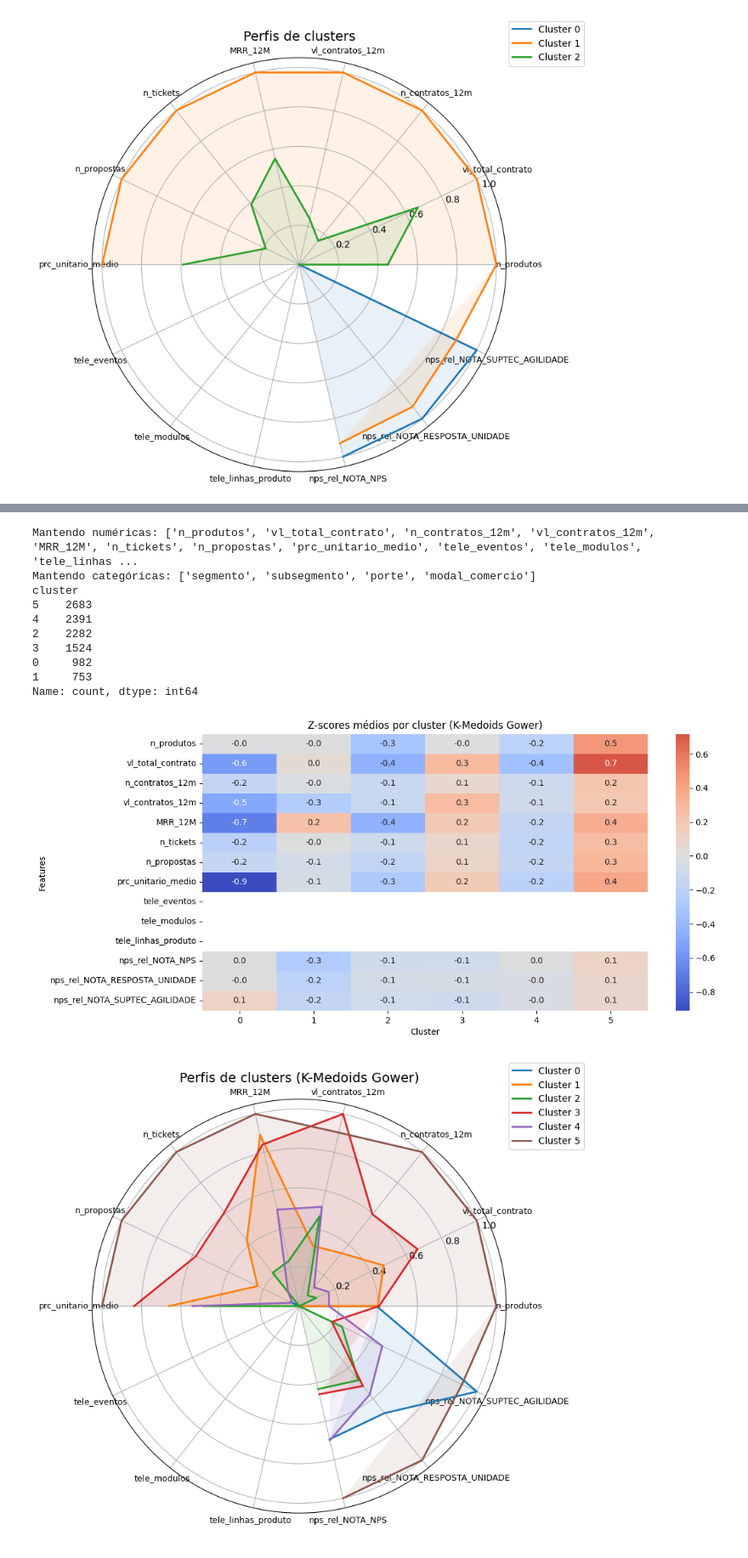
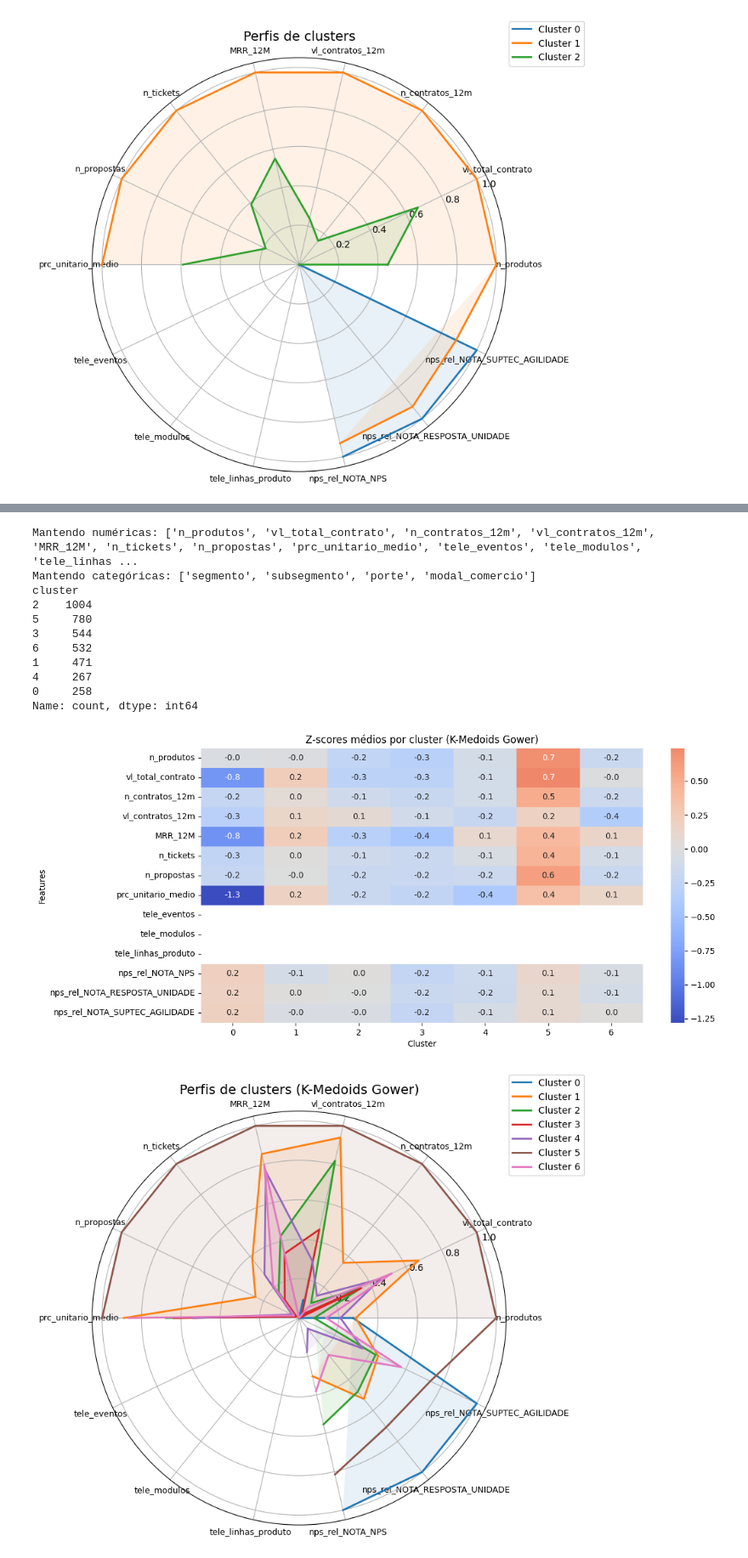
Before and after one commit to fiap-datascience/arcana, a Jupyter notebook: notebooks/clusterizacao.ipynb, the cells around one changed output, grey strips where cells are left out. Shown at 85% size. Cells and saved outputs as stored; diff of their text form; code cells hidden in the pictures.

```diff
--- a/notebooks/clusterizacao.ipynb
+++ b/notebooks/clusterizacao.ipynb
@@ -598,3 +633,5 @@ K=6 | silhouette=0.283
+# %%
+df = df_kmed.copy()
 # %%
 # !pip install scikit-learn-extra --quiet
 import numpy as np
@@ -693,7 +730,7 @@ def kmedoids_gower(Z, k, num_cols, cat_cols):
 features = num_cols + cat_cols_selected
 Z = df_kmed[features].copy()
 
-K = 6  # ajuste ou rode busca
+K = 7  # ajuste ou rode busca
 labels, medoids, D = kmedoids_gower(Z, K, num_cols, cat_cols_selected)
 df_kmed["cluster"] = labels
 print(df_kmed["cluster"].value_counts())
@@ -711,41 +748,42 @@ plt.show()
 
 # ============ 6. Radar chart ============
 def plot_radar(df_means, features, title="Radar dos clusters"):
     N = len(features)
     angles = [n / float(N) * 2 * pi for n in range(N)]
     angles += angles[:1]
 
     plt.figure(figsize=(8,8))
     ax = plt.subplot(111, polar=True)
 
     for i, row in df_means.iterrows():
         values = row.values.flatten().tolist()
         values += values[:1]
         ax.plot(angles, values, linewidth=2, linestyle='solid', label=f"Cluster {i}")
         ax.fill(angles, values, alpha=0.1)
 
     ax.set_xticks(angles[:-1])
     ax.set_xticklabels(features, fontsize=9)
     plt.title(title, size=14)
     plt.legend(loc='upper right', bbox_to_anchor=(1.2, 1.1))
     plt.show()
 
 radar_data = cluster_means.copy()
 radar_norm = (radar_data - radar_data.min()) / (radar_data.max() - radar_data.min())
 plot_radar(radar_norm, radar_norm.columns.tolist(), "Perfis de clusters (K-Medoids Gower)")
 # %% [output]
 Mantendo numéricas: ['n_produtos', 'vl_total_contrato', 'n_contratos_12m', 'vl_contratos_12m', 'MRR_12M', 'n_tickets', 'n_propostas', 'prc_unitario_medio', 'tele_eventos', 'tele_modulos', 'tele_linhas ...
 Mantendo categóricas: ['segmento', 'subsegmento', 'porte', 'modal_comercio']
 cluster
-5    2683
-4    2391
-2    2282
-3    1524
-0     982
-1     753
+2    1004
+5     780
+3     544
+6     532
+1     471
+4     267
+0     258
 Name: count, dtype: int64
-[figure, old version]
+[figure, new version]
-[figure, old version]
+[figure, new version]
 # %%
 from sklearn.metrics import silhouette_score, davies_bouldin_score, calinski_harabasz_score
 
```
Also changed, not shown: parts of 6 cells of this notebook, 2 other files.
